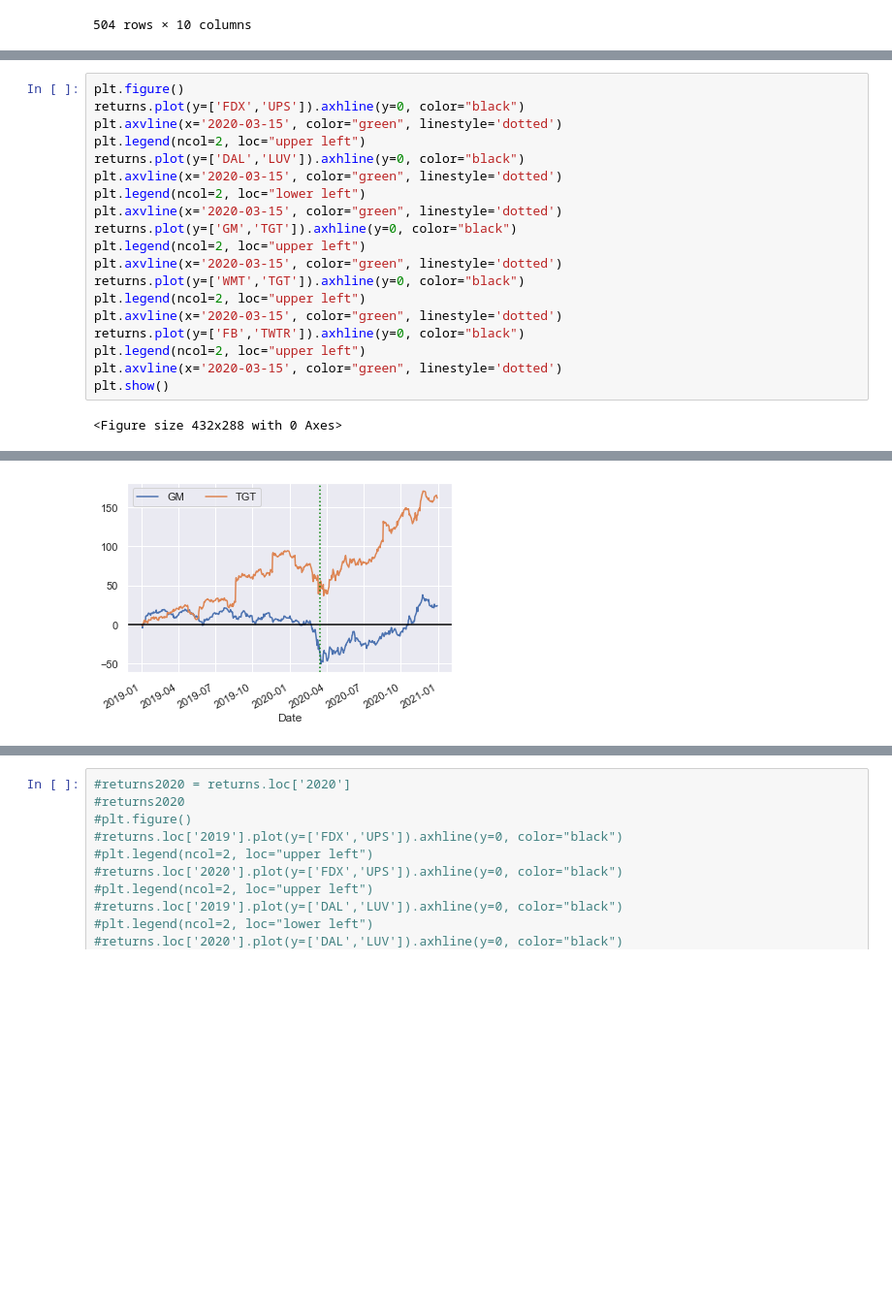
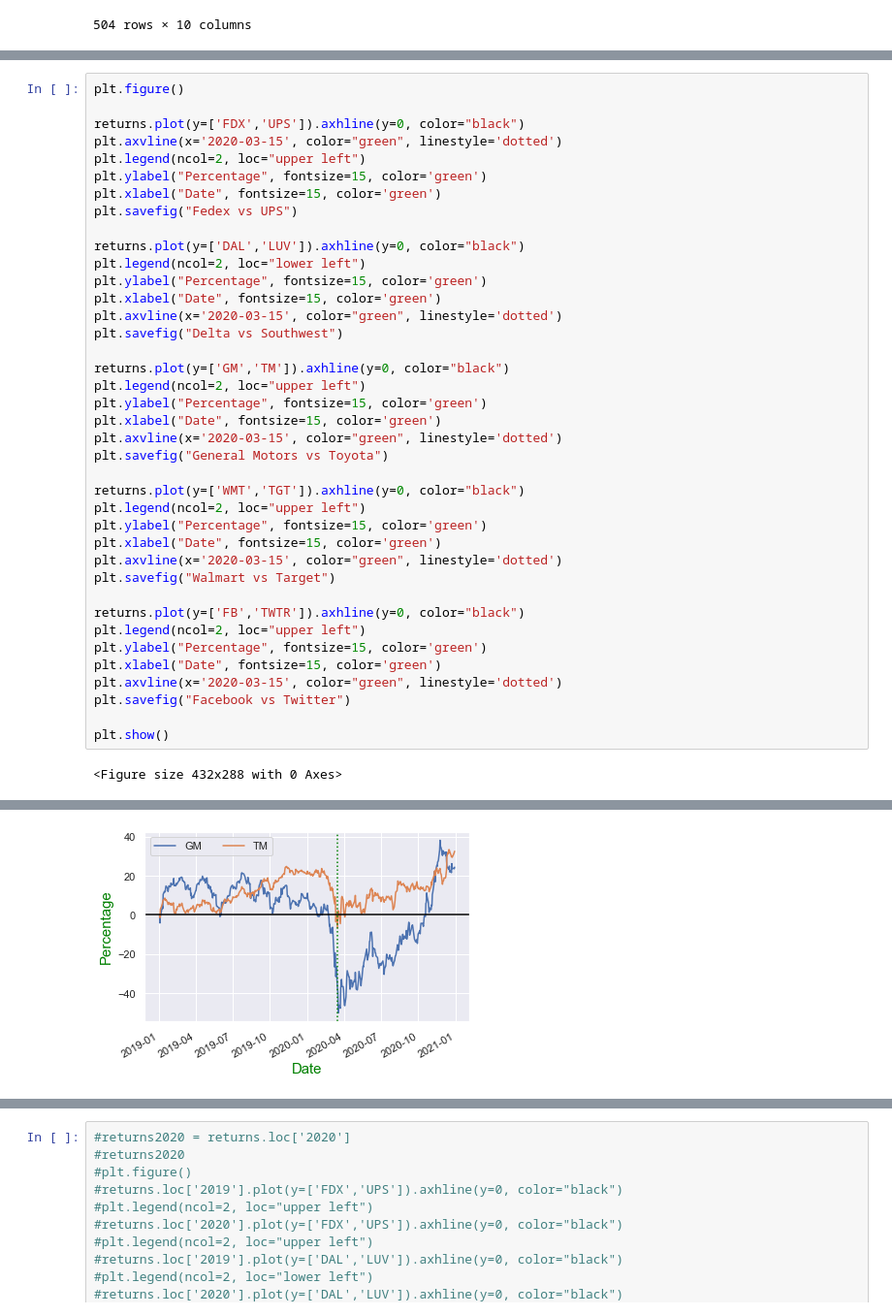
Before and after one commit to nt1983/team5-exercise, a Jupyter notebook: stockgrabber.ipynb, the cells around one changed output, grey strips where cells are left out. Shown at 97% size. Drawn from its saved outputs; the diff is of its cells as text; blank space fills up the shorter version.

Commit message:
final code update for percentage charts

```diff
--- a/stockgrabber.ipynb
+++ b/stockgrabber.ipynb
@@ -131,21 +136,41 @@ plt.show()
 # %%
 plt.figure()
+
 returns.plot(y=['FDX','UPS']).axhline(y=0, color="black")
 plt.axvline(x='2020-03-15', color="green", linestyle='dotted')
 plt.legend(ncol=2, loc="upper left")
+plt.ylabel("Percentage", fontsize=15, color='green')
+plt.xlabel("Date", fontsize=15, color='green')
+plt.savefig("Fedex vs UPS")
+
 returns.plot(y=['DAL','LUV']).axhline(y=0, color="black")
+plt.legend(ncol=2, loc="lower left")
+plt.ylabel("Percentage", fontsize=15, color='green')
+plt.xlabel("Date", fontsize=15, color='green')
 plt.axvline(x='2020-03-15', color="green", linestyle='dotted')
-plt.legend(ncol=2, loc="lower left")
+plt.savefig("Delta vs Southwest")
+
+returns.plot(y=['GM','TM']).axhline(y=0, color="black")
+plt.legend(ncol=2, loc="upper left")
+plt.ylabel("Percentage", fontsize=15, color='green')
+plt.xlabel("Date", fontsize=15, color='green')
 plt.axvline(x='2020-03-15', color="green", linestyle='dotted')
-returns.plot(y=['GM','TGT']).axhline(y=0, color="black")
-plt.legend(ncol=2, loc="upper left")
-plt.axvline(x='2020-03-15', color="green", linestyle='dotted')
+plt.savefig("General Motors vs Toyota")
+
 returns.plot(y=['WMT','TGT']).axhline(y=0, color="black")
 plt.legend(ncol=2, loc="upper left")
+plt.ylabel("Percentage", fontsize=15, color='green')
+plt.xlabel("Date", fontsize=15, color='green')
 plt.axvline(x='2020-03-15', color="green", linestyle='dotted')
+plt.savefig("Walmart vs Target")
+
 returns.plot(y=['FB','TWTR']).axhline(y=0, color="black")
 plt.legend(ncol=2, loc="upper left")
+plt.ylabel("Percentage", fontsize=15, color='green')
+plt.xlabel("Date", fontsize=15, color='green')
 plt.axvline(x='2020-03-15', color="green", linestyle='dotted')
+plt.savefig("Facebook vs Twitter")
+
 plt.show()
 # %% [output]
 <Figure size 432x288 with 0 Axes>
@@ -154 +179 @@ plt.show()
-[figure, old version]
+[figure, new version]
```
Also changed, not shown: parts of 2 cells of this notebook, 6 other files.
